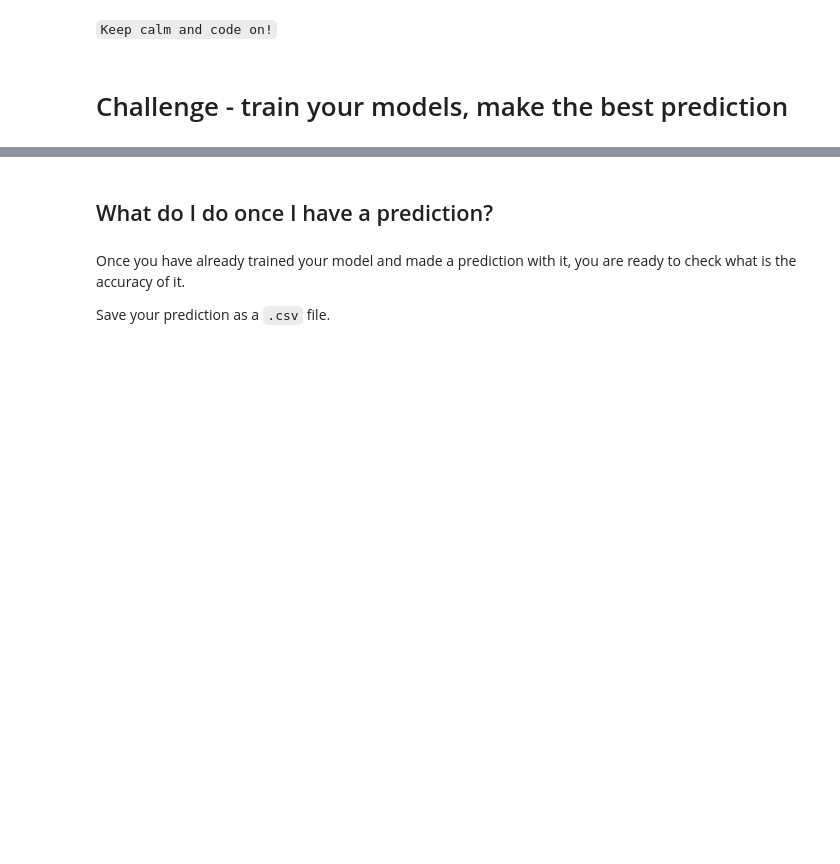
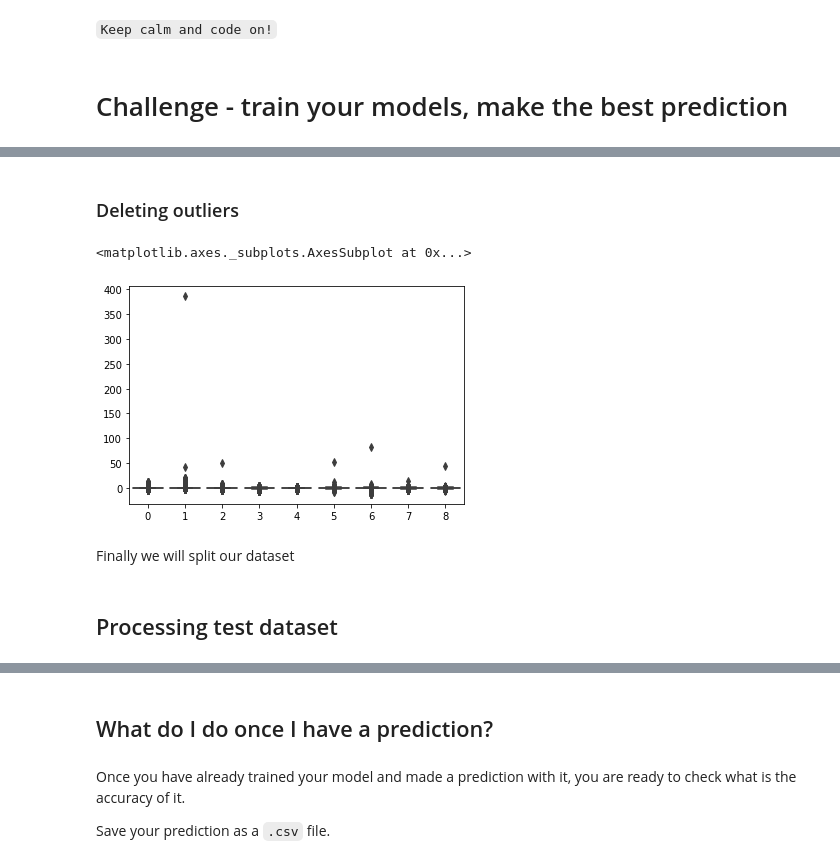
Before and after one commit to Clapiniella/lab-avila-bible, a Jupyter notebook: your-code/main.ipynb, the cells around one changed output, grey strips where cells are left out. Drawn from its saved outputs; the diff is of its cells as text; code cells hidden in the pictures; blank space fills up the shorter version.

```diff
--- a/your-code/main.ipynb
+++ b/your-code/main.ipynb
@@ -86,0 +140,9 @@ sample_submission.head()
+# %%
+train_dataset.drop(columns=["9"],inplace=True)
+# %% [markdown]
+### Deleting outliers
+# %%
+sns.boxplot(data=train_dataset)
+# %% [output]
+<matplotlib.axes._subplots.AxesSubplot at 0x...>
+[figure, added]
@@ -86,0 +151,2 @@ sample_submission.head()
+# %% [markdown]
+Finally we will split our dataset
@@ -86,0 +159,2 @@ sample_submission.head()
+# %% [markdown]
+## Processing test dataset
```
Also changed, not shown: parts of 35 cells of this notebook, 1 other file.
